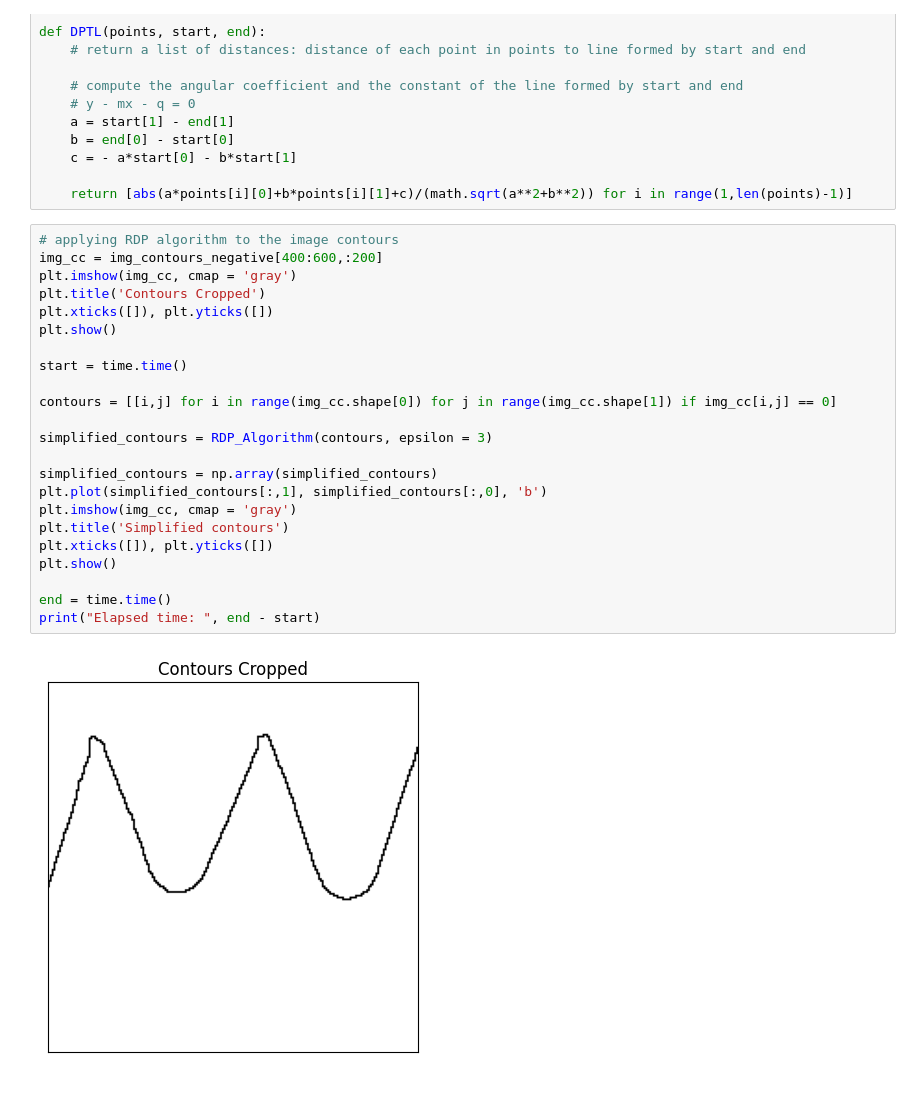
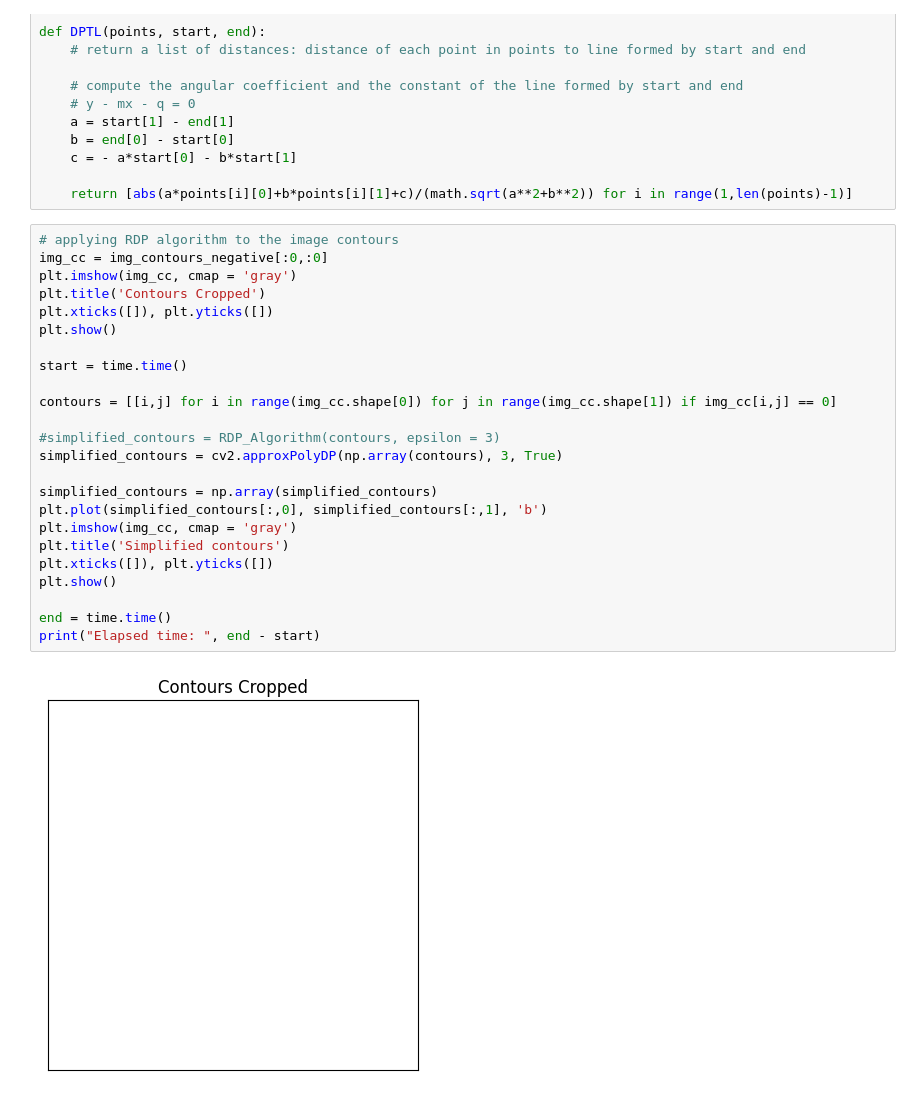
Before and after one commit to andreaalboni/CV-Project, a Jupyter notebook: InspectionBladeTools.ipynb, the cells around one changed output. Drawn from its saved outputs; the diff is of its cells as text.

```diff
--- a/InspectionBladeTools.ipynb
+++ b/InspectionBladeTools.ipynb
@@ -147,26 +147,27 @@ def DPTL(points, start, end):
     return [abs(a*points[i][0]+b*points[i][1]+c)/(math.sqrt(a**2+b**2)) for i in range(1,len(points)-1)]
 # %%
 # applying RDP algorithm to the image contours
-img_cc = img_contours_negative[400:600,:200]
+img_cc = img_contours_negative[:0,:0]
 plt.imshow(img_cc, cmap = 'gray')
 plt.title('Contours Cropped')
 plt.xticks([]), plt.yticks([])
 plt.show()
 
 start = time.time()
 
 contours = [[i,j] for i in range(img_cc.shape[0]) for j in range(img_cc.shape[1]) if img_cc[i,j] == 0]
 
-simplified_contours = RDP_Algorithm(contours, epsilon = 3)
+#simplified_contours = RDP_Algorithm(contours, epsilon = 3)
+simplified_contours = cv2.approxPolyDP(np.array(contours), 3, True)
 
 simplified_contours = np.array(simplified_contours)
-plt.plot(simplified_contours[:,1], simplified_contours[:,0], 'b')
+plt.plot(simplified_contours[:,0], simplified_contours[:,1], 'b')
 plt.imshow(img_cc, cmap = 'gray')
 plt.title('Simplified contours')
 plt.xticks([]), plt.yticks([])
 plt.show()
 
 end = time.time()
 print("Elapsed time: ", end - start)
 # %% [output]
-[figure, old version]
+[figure, new version]
```
Also changed, not shown: parts of 1 cell of this notebook.
